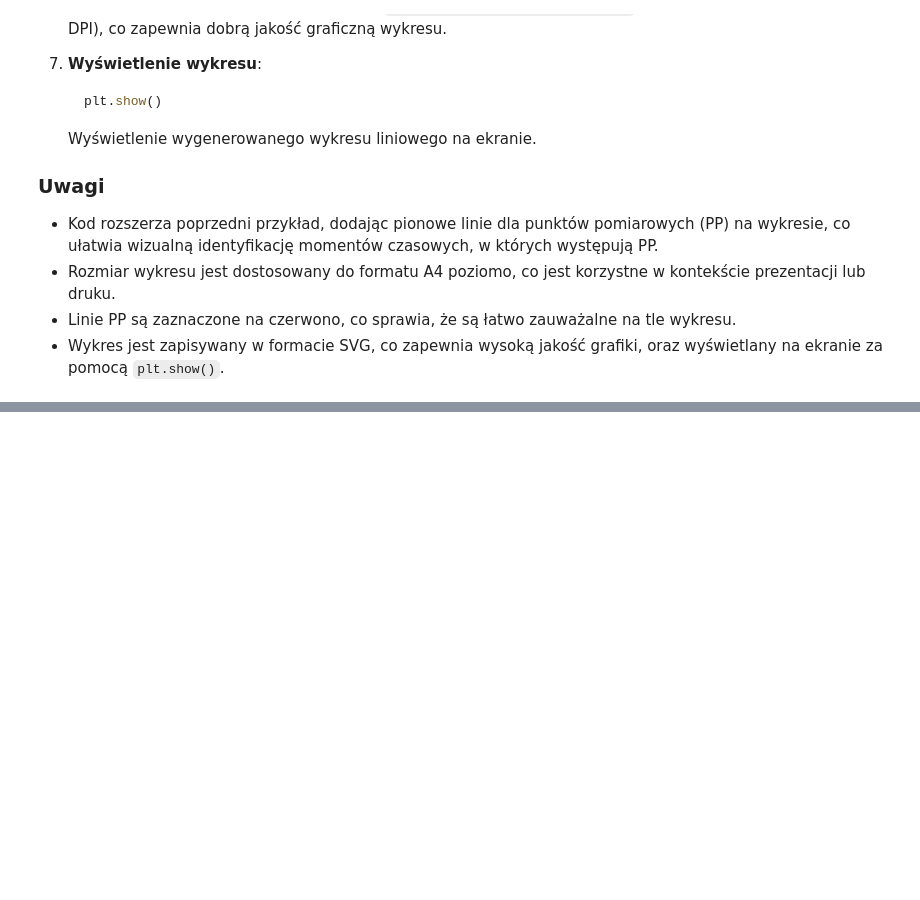
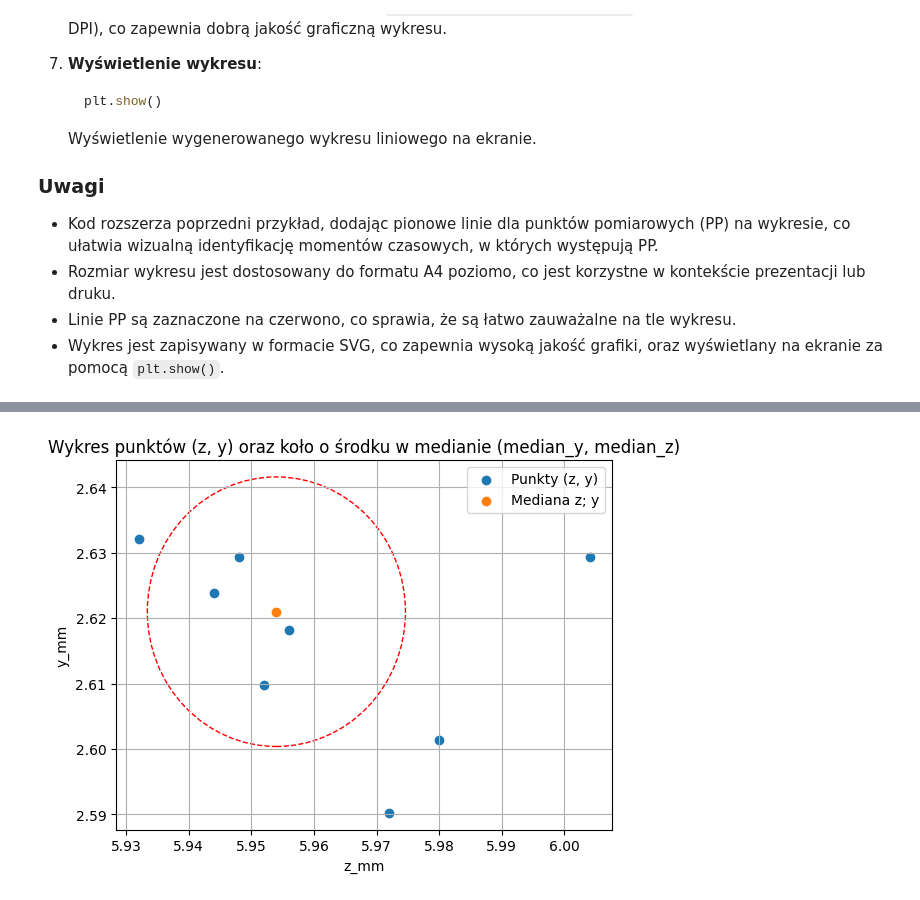
Before and after one commit to Niewiaro/Robot_Data_Analysis, a Jupyter notebook: robot-data-analysis.ipynb, the cells around one changed output, grey strips where cells are left out. Cells and saved outputs as stored; diff of their text form; code cells hidden in the pictures; blank space fills up the shorter version.

Commit message:
rozrzut punktów na osi X

```diff
--- a/robot-data-analysis.ipynb
+++ b/robot-data-analysis.ipynb
@@ -578,0 +639,81 @@ print(len(PP_times))
+# %%
+def calculate_median_and_std(df, axis_name):
+    median = df[axis_name].median()
+    std = df[axis_name].std()
+    return median, std
+
+
+
+
+# Obliczenie mediany i odchylenia standardowego dla każdej osi
+median_x, std_x = calculate_median_and_std(values_at_time_points_all, 'x_mm')
+median_y, std_y = calculate_median_and_std(values_at_time_points_all, 'y_mm')
+median_z, std_z = calculate_median_and_std(values_at_time_points_all, 'z_mm')
+
+
+# Wykres
+
+# Punkty (z, y)
+plt.scatter(values_at_time_points_all['z_mm'], values_at_time_points_all['y_mm'], label='Punkty (z, y)')
+plt.scatter(median_z, median_y, label='Mediana z; y')
+
+# circle1 = plt.Circle((0, 0), 0.2, color='r')
+# circle2 = plt.Circle((0.5, 0.5), 0.2, color='blue')
+
+print(median_z, median_y, std_x)
+
+# Koło o środku w (median_y, median_z) i promieniu std_x
+circle = plt.Circle((median_z, median_y), std_x, color='red', fill=False, linestyle='--', linewidth=1)
+# plt.gca().add_artist(circle)
+plt.gca().add_patch(circle)
+
+# fig, ax = plt.subplots() # note we must use plt.subplots, not plt.subplot
+# ax.add_patch(circle1)
+# ax.add_patch(circle2)
+# ax.add_patch(circle)
+
+
+plt.xlabel('z_mm')
+plt.ylabel('y_mm')
+plt.title('Wykres punktów (z, y) oraz koło o środku w medianie (median_y, median_z)')
+plt.legend()
+plt.grid(True)
+plt.show()
+
+
+# # Wykres dla osi x_mm
+# plt.figure(figsize=(8, 6))
+# plt.plot(df_cleaned['t_s'], df_cleaned['x_mm'], label='x_mm - Punkty pomiarowe')
+# plt.scatter(df_cleaned['t_s'], df_cleaned['x_mm'], color='blue', alpha=0.5)
+# plt.scatter(df_cleaned['t_s'].median(), median_x, color='red', label='Mediana x', marker='o', s=100)
+# plt.errorbar(df_cleaned['t_s'].median(), median_x, xerr=std_x, fmt='o', color='red', capsize=5)
+# plt.xlabel('Czas [s]')
+# plt.ylabel('Przemieszczenie [mm]')
+# plt.title('Wykres dla osi x_mm')
+# plt.legend()
+# plt.show()
+
+# # Wykres dla osi y_mm
+# plt.figure(figsize=(8, 6))
+# plt.plot(df_cleaned['t_s'], df_cleaned['y_mm'], label='y_mm - Punkty pomiarowe')
+# plt.scatter(df_cleaned['t_s'], df_cleaned['y_mm'], color='green', alpha=0.5)
+# plt.scatter(df_cleaned['t_s'].median(), median_y, color='blue', label='Mediana y', marker='o', s=100)
+# plt.errorbar(df_cleaned['t_s'].median(), median_y, xerr=std_y, fmt='o', color='blue', capsize=5)
+# plt.xlabel('Czas [s]')
+# plt.ylabel('Przemieszczenie [mm]')
+# plt.title('Wykres dla osi y_mm')
+# plt.legend()
+# plt.show()
+
+# # Wykres dla osi z_mm
+# plt.figure(figsize=(8, 6))
+# plt.plot(df_cleaned['t_s'], df_cleaned['z_mm'], label='z_mm - Punkty pomiarowe')
+# plt.scatter(df_cleaned['t_s'], df_cleaned['z_mm'], color='orange', alpha=0.5)
+# plt.scatter(df_cleaned['t_s'].median(), median_z, color='green', label='Mediana z', marker='o', s=100)
+# plt.errorbar(df_cleaned['t_s'].median(), median_z, xerr=std_z, fmt='o', color='green', capsize=5)
+# plt.xlabel('Czas [s]')
+# plt.ylabel('Przemieszczenie [mm]')
+# plt.title('Wykres dla osi z_mm')
+# plt.legend()
+# plt.show()
+# %% [output]
@@ -578,0 +721 @@ print(len(PP_times))
+[figure, added]
```
Also changed, not shown: parts of 11 cells of this notebook.
